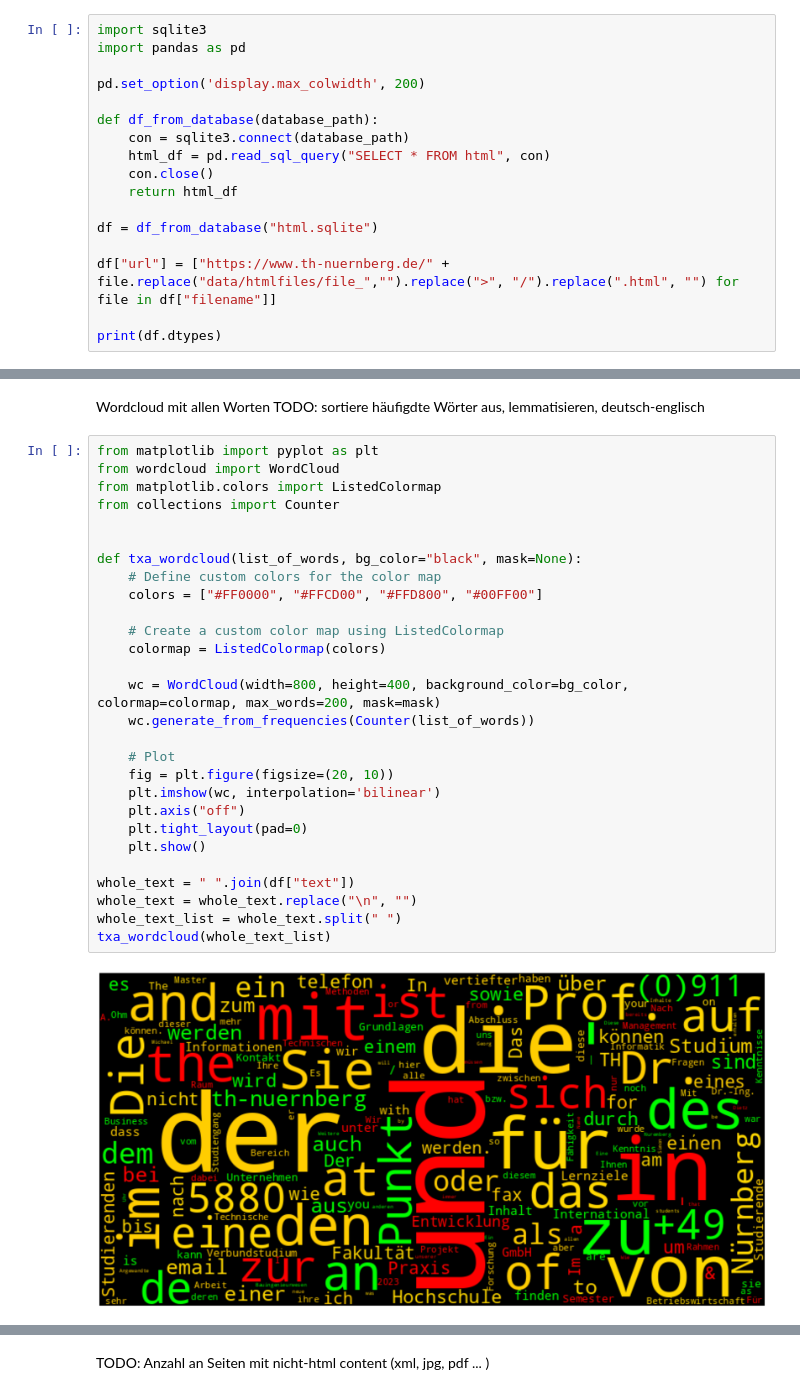
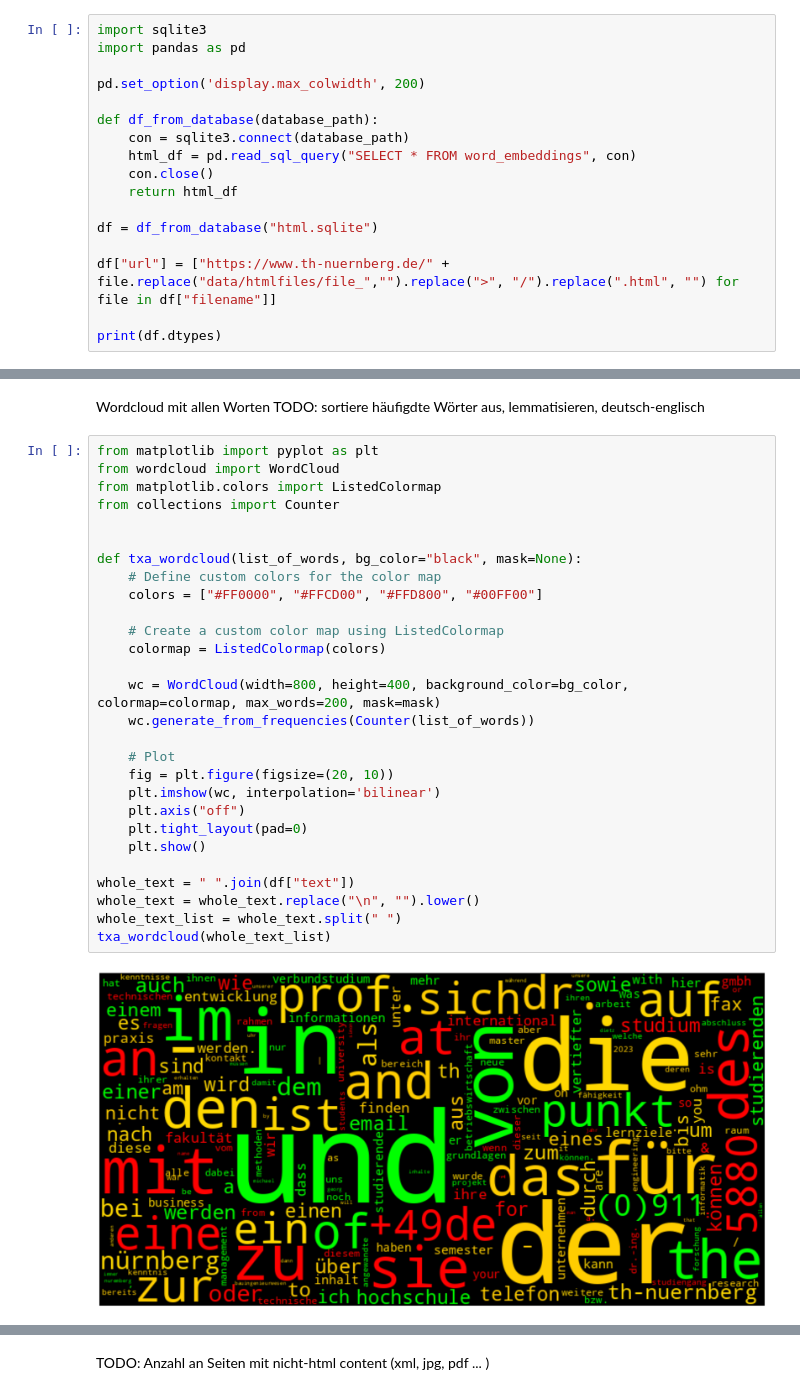
Before and after one commit to davidg-h/Daibl, a Jupyter notebook: discord_bot/scrap/data_visualization.ipynb, the cells around one changed output, grey strips where cells are left out. Drawn from its saved outputs; the diff is of its cells as text.

```diff
--- a/discord_bot/scrap/data_visualization.ipynb
+++ b/discord_bot/scrap/data_visualization.ipynb
@@ -12,7 +12,7 @@ pd.set_option('display.max_colwidth', 200)
 
 def df_from_database(database_path):
     con = sqlite3.connect(database_path)
-    html_df = pd.read_sql_query("SELECT * FROM html", con)
+    html_df = pd.read_sql_query("SELECT * FROM word_embeddings", con)
     con.close()
     return html_df
 
@@ -104,30 +116,30 @@ TODO: sortiere häufigdte Wörter aus, lemmatisieren, deutsch-englisch
 # %%
 from matplotlib import pyplot as plt
 from wordcloud import WordCloud
 from matplotlib.colors import ListedColormap
 from collections import Counter
 
 
 def txa_wordcloud(list_of_words, bg_color="black", mask=None):
     # Define custom colors for the color map
     colors = ["#FF0000", "#FFCD00", "#FFD800", "#00FF00"]
 
     # Create a custom color map using ListedColormap
     colormap = ListedColormap(colors)
 
     wc = WordCloud(width=800, height=400, background_color=bg_color, colormap=colormap, max_words=200, mask=mask)
     wc.generate_from_frequencies(Counter(list_of_words))
 
     # Plot
     fig = plt.figure(figsize=(20, 10))
     plt.imshow(wc, interpolation='bilinear')
     plt.axis("off")
     plt.tight_layout(pad=0)
     plt.show()
 
 whole_text = " ".join(df["text"])
-whole_text = whole_text.replace("\n", "")
+whole_text = whole_text.replace("\n", "").lower()
 whole_text_list = whole_text.split(" ")
 txa_wordcloud(whole_text_list)
 # %% [output]
-[figure, old version]
+[figure, new version]
```
Also changed, not shown: parts of 6 cells of this notebook.
